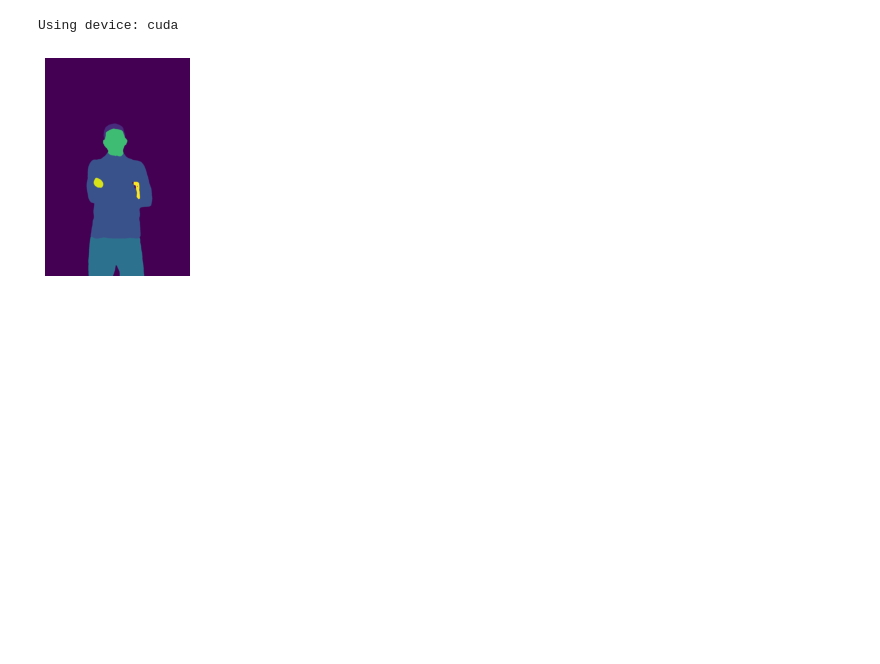
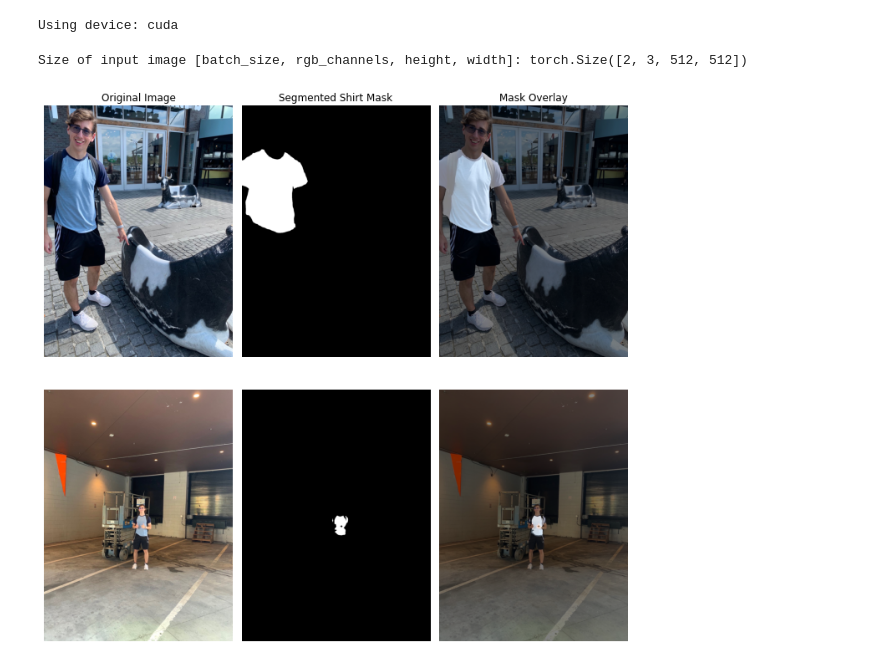
Before and after one commit to BaileyDalton007/gaitkeeper, a Jupyter notebook: preprocessing.ipynb, the cells around one changed output. Cells and saved outputs as stored; diff of their text form; code cells hidden in the pictures; blank space fills up the shorter version.

Commit message:
Finishes first demo of shirt segmentation

```diff
--- a/preprocessing.ipynb
+++ b/preprocessing.ipynb
@@ -21,12 +47,14 @@ model = AutoModelForSemanticSegmentation.from_pretrained("mattmdjaga/segformer_b
 # %%
-# Get input image
-url = "https://plus.unsplash.com/premium_photo-1673210886161-bfcc40f54d1f?ixlib=rb-4.0.3&ixid=MnwxMjA3fDB8MHxzZWFyY2h8MXx8cGVyc29uJTIwc3RhbmRpbmd8ZW58MHx8MHx8&w=1000&q=80"
+# Get input images
+image1 = Image.open("./data/seg_test_1.jpg")
+image2 = Image.open("./data/seg_test_2.jpg")
 
-image = Image.open(requests.get(url, stream=True).raw)
-
-
-inputs = processor(images=image, return_tensors="pt")
+inputs = processor(images=[image1, image2], return_tensors="pt")
 inputs = {k: v.to(device) for k, v in inputs.items()} # move input tensors to gpu if available
+# %%
+print(f"Size of input image [batch_size, rgb_channels, height, width]: {inputs['pixel_values'].shape}")
+# %% [output]
+Size of input image [batch_size, rgb_channels, height, width]: torch.Size([2, 3, 512, 512])
 # %%
 # Run inference
 with torch.no_grad():
@@ -41,11 +69,43 @@ upsampled_logits = nn.functional.interpolate(
     align_corners=False,
 )
 
-# Move prediction back to cpu for display
-pred_seg = upsampled_logits.argmax(dim=1)[0].cpu()
+# For each pixel, see what class has the highest probability
+# pred_seg = upsampled_logits.argmax(dim=1).cpu()
 
-plt.imshow(pred_seg)
-plt.axis("off")
-plt.show()
+# Create a boolean mask of areas where "shirt" is the top class
+pred_classes = upsampled_logits.argmax(dim=1)
+shirt_mask = (pred_classes == SHIRT_LABEL).int()
-# %% [output]
-[figure, removed]
+# %%
+# Visualize the mask
+
+shirt_mask = shirt_mask.cpu() # move to cpu before visualization
+
+fig, axes = plt.subplots(2, 3, figsize=(10, 10))
+
+axes[0, 0].imshow(image1)
+axes[0, 0].set_title("Original Image")
+axes[0, 0].axis("off")
+
+axes[0, 1].imshow(shirt_mask[0], cmap="gray")
+axes[0, 1].set_title("Segmented Shirt Mask")
+axes[0, 1].axis("off")
+
+axes[0, 2].imshow(image1)
+axes[0, 2].imshow(shirt_mask[0], cmap="gray", alpha=0.5)
+axes[0, 2].set_title("Mask Overlay")
+axes[0, 2].axis("off")
+
+axes[1, 0].imshow(image2)
+axes[1, 0].axis("off")
+
+axes[1, 1].imshow(shirt_mask[1], cmap="gray")
+axes[1, 1].axis("off")
+
+axes[1, 2].imshow(image2)
+axes[1, 2].imshow(shirt_mask[1], cmap="gray", alpha=0.5)
+axes[1, 2].axis("off")
+
+plt.tight_layout()
+plt.show()
+# %% [output]
+[figure, added]
```
Also changed, not shown: parts of 1 cell of this notebook, 2 other files.
